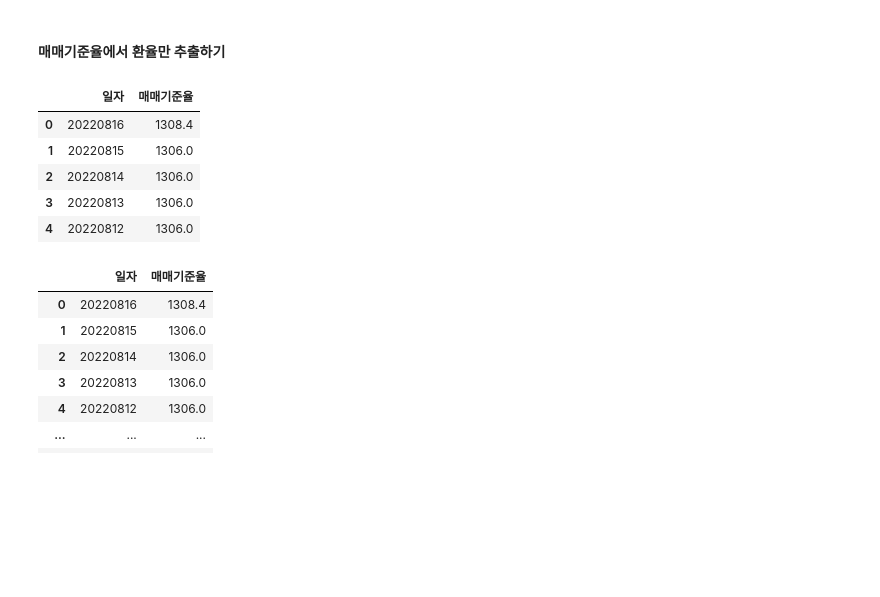
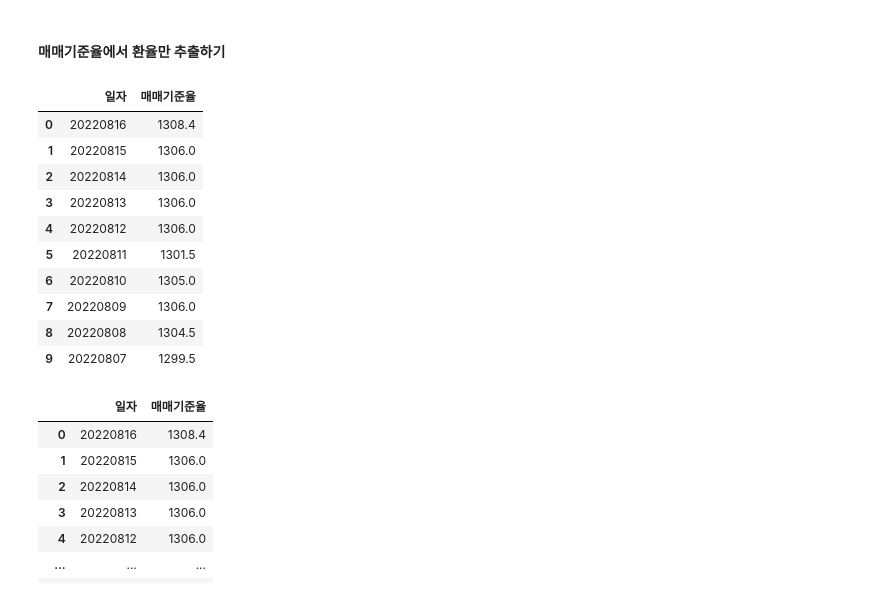
Before and after one commit to certainly-I/Busan-Oil-Price-Analysis, a Jupyter notebook: 국내유가_국제유가_비교분석.ipynb, the cells around one changed output. Saved outputs shown, nothing was run; the diff lists cells and outputs as text; code cells hidden in the pictures; blank space fills up the shorter version.

```diff
--- a/국내유가_국제유가_비교분석.ipynb
+++ b/국내유가_국제유가_비교분석.ipynb
@@ -30,14 +30,19 @@ international_data.head()
 #### 매매기준율에서 환율만 추출하기
 # %%
 international_data["매매기준율"] = international_data["매매기준율"].apply(lambda x : re.split("[ㄱ-ㅣ가-힣]", x)).str.get(0).str.replace(",","").astype(float)
-international_data.head()
+international_data.head(10)
 # %% [output]
 |  | 일자 | 매매기준율 |
 | 0 | 20220816 | 1308.4 |
 | 1 | 20220815 | 1306.0 |
 | 2 | 20220814 | 1306.0 |
 | 3 | 20220813 | 1306.0 |
 | 4 | 20220812 | 1306.0 |
+| 5 | 20220811 | 1301.5 |
+| 6 | 20220810 | 1305.0 |
+| 7 | 20220809 | 1306.0 |
+| 8 | 20220808 | 1304.5 |
+| 9 | 20220807 | 1299.5 |
 # %%
 international_data
 # %% [output]
```
Also changed, not shown: parts of 17 cells of this notebook.
